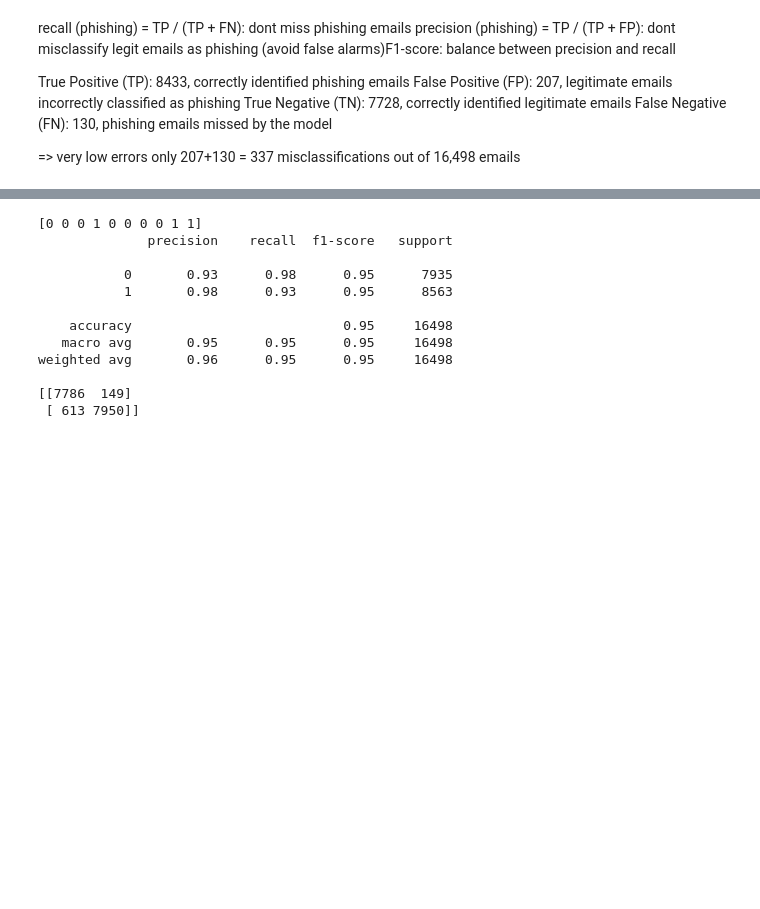
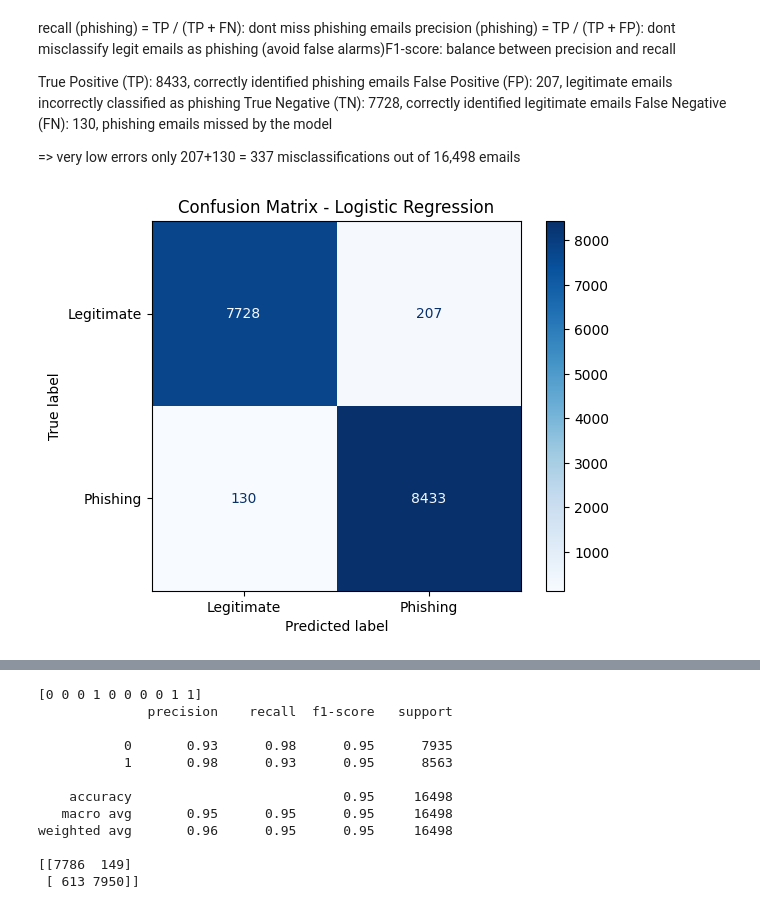
Before and after one commit to minhanh0503/phishingemail_detector, a Jupyter notebook: phishing_detector.ipynb, the cells around one changed output, grey strips where cells are left out. Cells and saved outputs as stored; diff of their text form; code cells hidden in the pictures; blank space fills up the shorter version.

```diff
--- a/phishing_detector.ipynb
+++ b/phishing_detector.ipynb
@@ -6,7 +6,7 @@ Labels:
 # %%
 import pandas as pd
 
-df = pd.read_csv("data/phishing_email.csv")
+df = pd.read_csv("phishing_email.csv")
 df.head()
 
 df['label'].value_counts()
@@ -115,3 +115,18 @@ True Negative (TN): 7728, correctly identified legitimate emails
 False Negative (FN): 130, phishing emails missed by the model
 
 => very low errors only 207+130 = 337 misclassifications out of 16,498 emails
+# %%
+import matplotlib.pyplot as plt
+from sklearn.metrics import ConfusionMatrixDisplay
+
+ConfusionMatrixDisplay.from_predictions(
+    y_test,
+    y_pred,
+    display_labels=["Legitimate", "Phishing"],
+    cmap="Blues"
+)
+
+plt.title("Confusion Matrix - Logistic Regression")
+plt.show()
+# %% [output]
+[figure, added]
```
Also changed, not shown: parts of 2 cells of this notebook, 2 other files.
